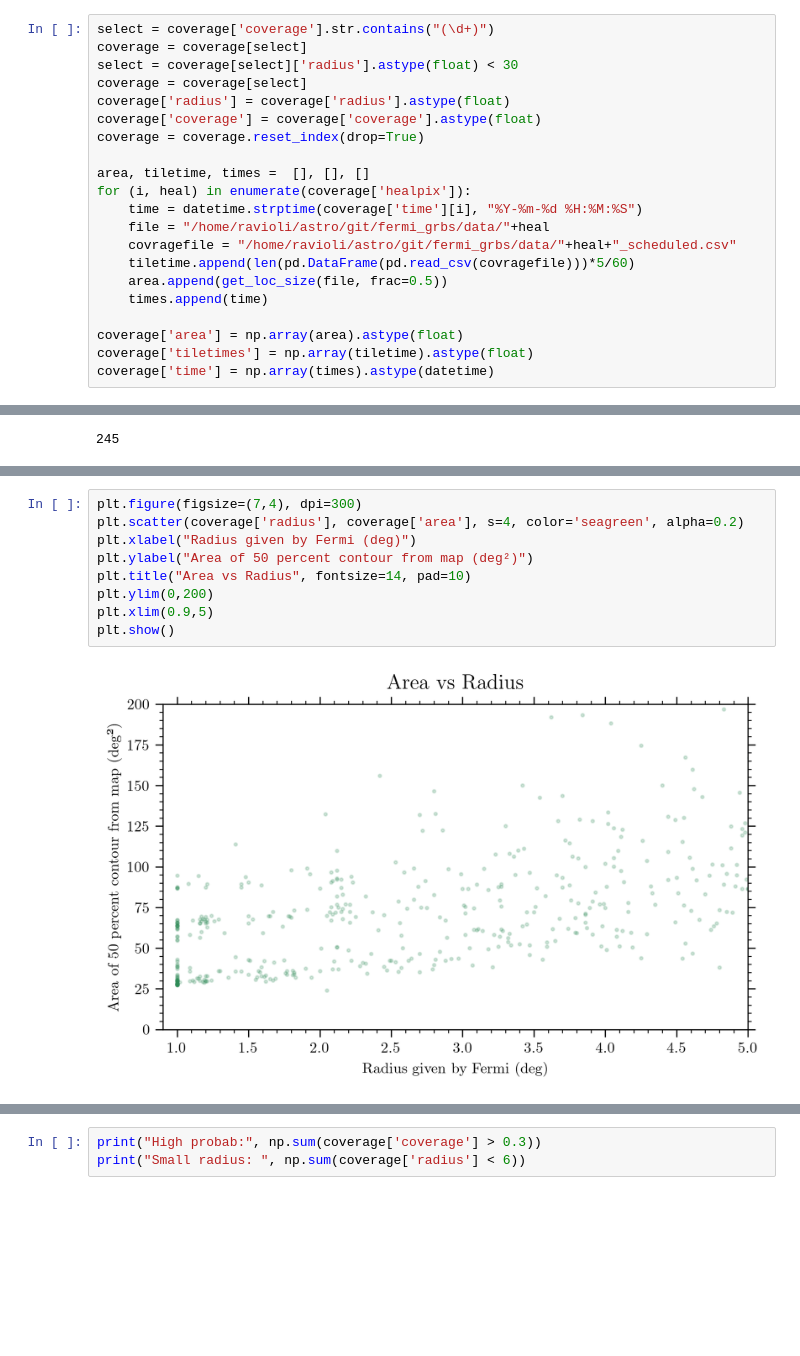
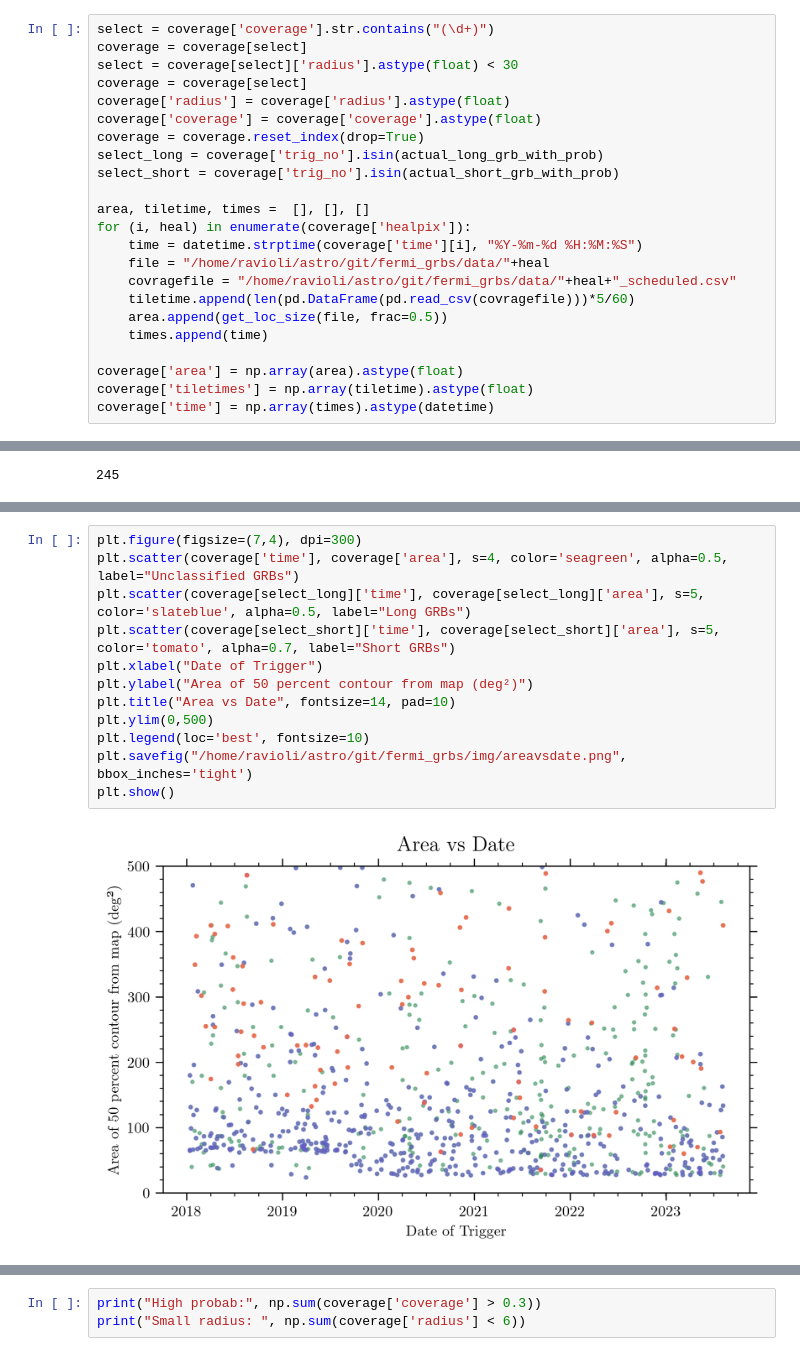
Before and after one commit to ravioli1369/fermi_grbs, a Jupyter notebook: stats.ipynb, the cells around one changed output, grey strips where cells are left out. Cells and saved outputs as stored; diff of their text form; blank space fills up the shorter version.

Commit message:
got git obs stats and long short, plotting result

```diff
--- a/stats.ipynb
+++ b/stats.ipynb
@@ -114,6 +155,8 @@ coverage = coverage[select]
 coverage['radius'] = coverage['radius'].astype(float)
 coverage['coverage'] = coverage['coverage'].astype(float)
 coverage = coverage.reset_index(drop=True)
+select_long = coverage['trig_no'].isin(actual_long_grb_with_prob)
+select_short = coverage['trig_no'].isin(actual_short_grb_with_prob)
 
 area, tiletime, times =  [], [], []
 for (i, heal) in enumerate(coverage['healpix']):
@@ -168,11 +234,14 @@ plt.show()
 # %%
 plt.figure(figsize=(7,4), dpi=300)
-plt.scatter(coverage['radius'], coverage['area'], s=4, color='seagreen', alpha=0.2)
-plt.xlabel("Radius given by Fermi (deg)")
+plt.scatter(coverage['time'], coverage['area'], s=4, color='seagreen', alpha=0.5, label="Unclassified GRBs")
+plt.scatter(coverage[select_long]['time'], coverage[select_long]['area'], s=5, color='slateblue', alpha=0.5, label="Long GRBs")
+plt.scatter(coverage[select_short]['time'], coverage[select_short]['area'], s=5, color='tomato', alpha=0.7, label="Short GRBs")
+plt.xlabel("Date of Trigger")
 plt.ylabel("Area of 50 percent contour from map (deg²)")
-plt.title("Area vs Radius", fontsize=14, pad=10)
-plt.ylim(0,200)
-plt.xlim(0.9,5)
+plt.title("Area vs Date", fontsize=14, pad=10)
+plt.ylim(0,500)
+plt.legend(loc='best', fontsize=10)
+plt.savefig("/home/ravioli/astro/git/fermi_grbs/img/areavsdate.png", bbox_inches='tight')
 plt.show()
 # %% [output]
-[figure, old version]
+[figure, new version]
```
Also changed, not shown: parts of 9 cells of this notebook, 2 other files.
